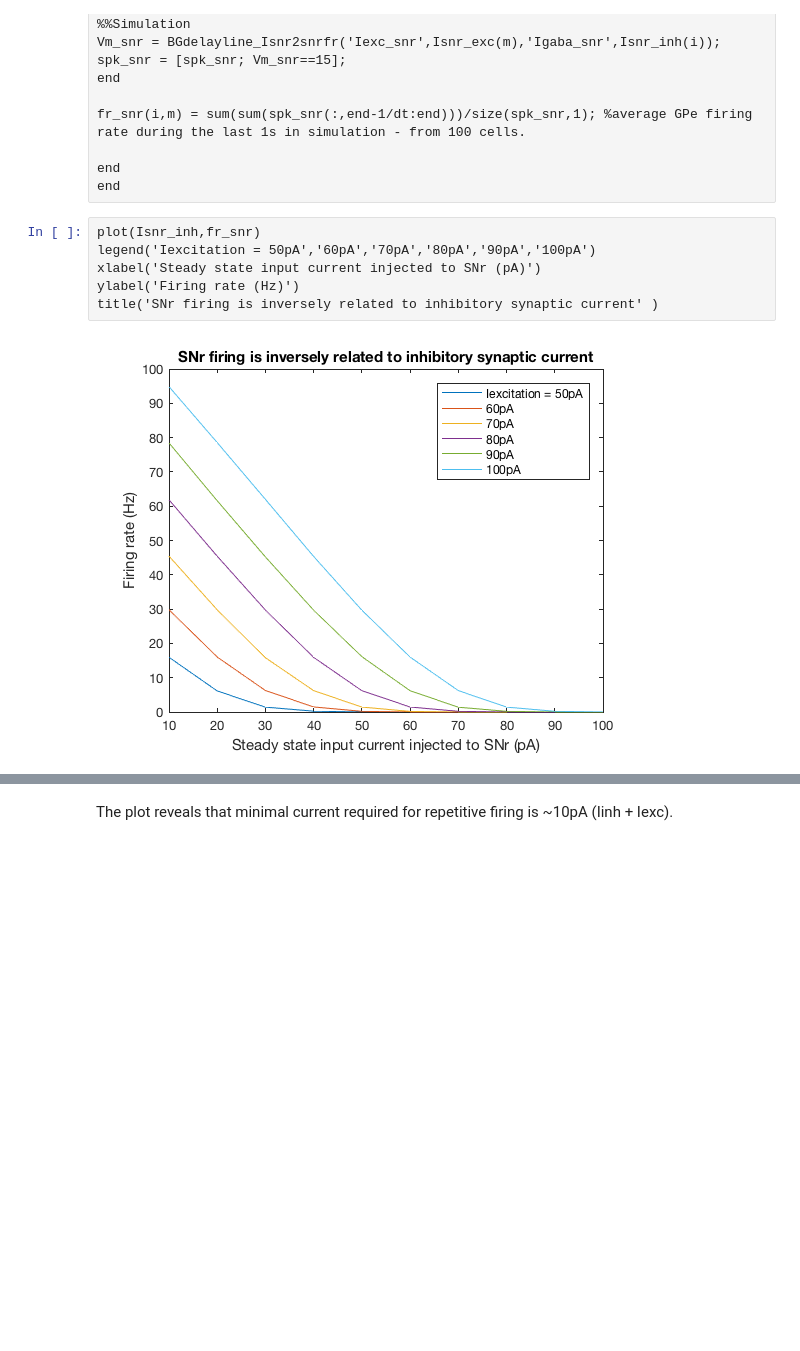
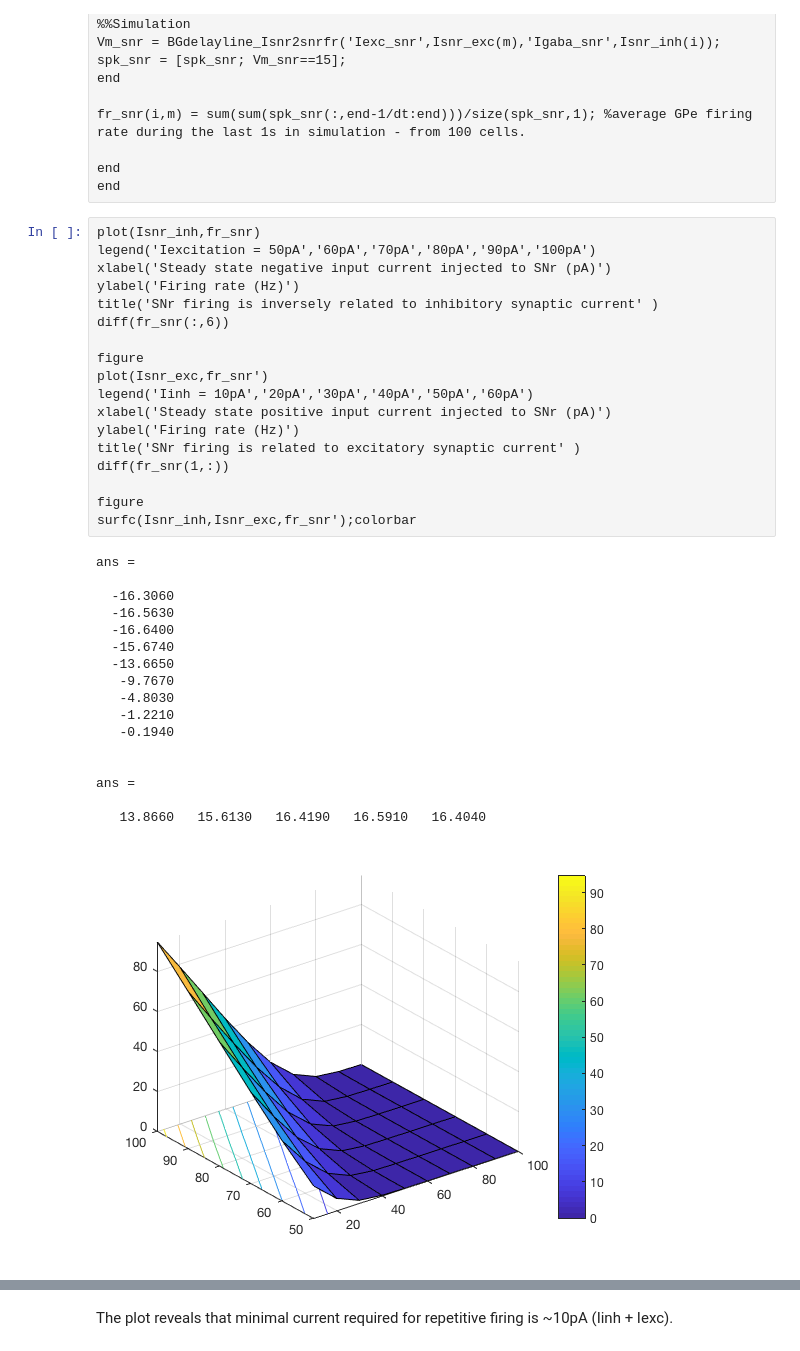
Before and after one commit to seulah-kim/delaylineBG, a Jupyter notebook: Effect of GP firing rate on SNr response time.ipynb, the cells around one changed output, grey strips where cells are left out. Saved outputs shown, nothing was run; the diff lists cells and outputs as text; blank space fills up the shorter version.

```diff
--- a/Effect of GP firing rate on SNr response time.ipynb
+++ b/Effect of GP firing rate on SNr response time.ipynb
@@ -144,8 +144,36 @@ end
 # %%
 plot(Isnr_inh,fr_snr)
 legend('Iexcitation = 50pA','60pA','70pA','80pA','90pA','100pA')
-xlabel('Steady state input current injected to SNr (pA)')
+xlabel('Steady state negative input current injected to SNr (pA)')
 ylabel('Firing rate (Hz)')
 title('SNr firing is inversely related to inhibitory synaptic current' )
+diff(fr_snr(:,6))
+
+figure
+plot(Isnr_exc,fr_snr')
+legend('Iinh = 10pA','20pA','30pA','40pA','50pA','60pA')
+xlabel('Steady state positive input current injected to SNr (pA)')
+ylabel('Firing rate (Hz)')
+title('SNr firing is related to excitatory synaptic current' )
+diff(fr_snr(1,:))
+
+figure
+surfc(Isnr_inh,Isnr_exc,fr_snr');colorbar
 # %% [output]
+ans =
+
+  -16.3060
+  -16.5630
+  -16.6400
+  -15.6740
+  -13.6650
+   -9.7670
+   -4.8030
+   -1.2210
+   -0.1940
+
+
+ans =
+
+   13.8660   15.6130   16.4190   16.5910   16.4040
-[figure, old version]
+[figure, new version]
```
Also changed, not shown: parts of 1 cell of this notebook, 5 other files.
